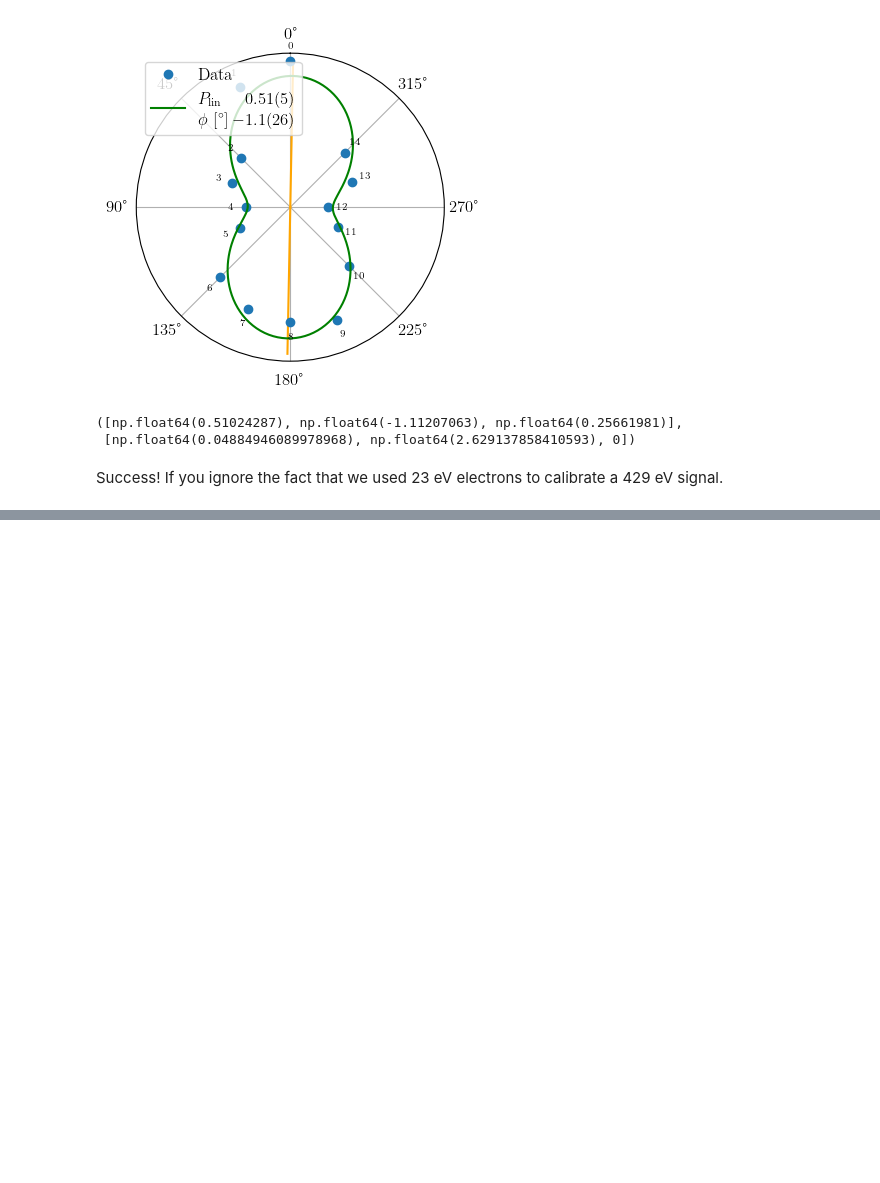
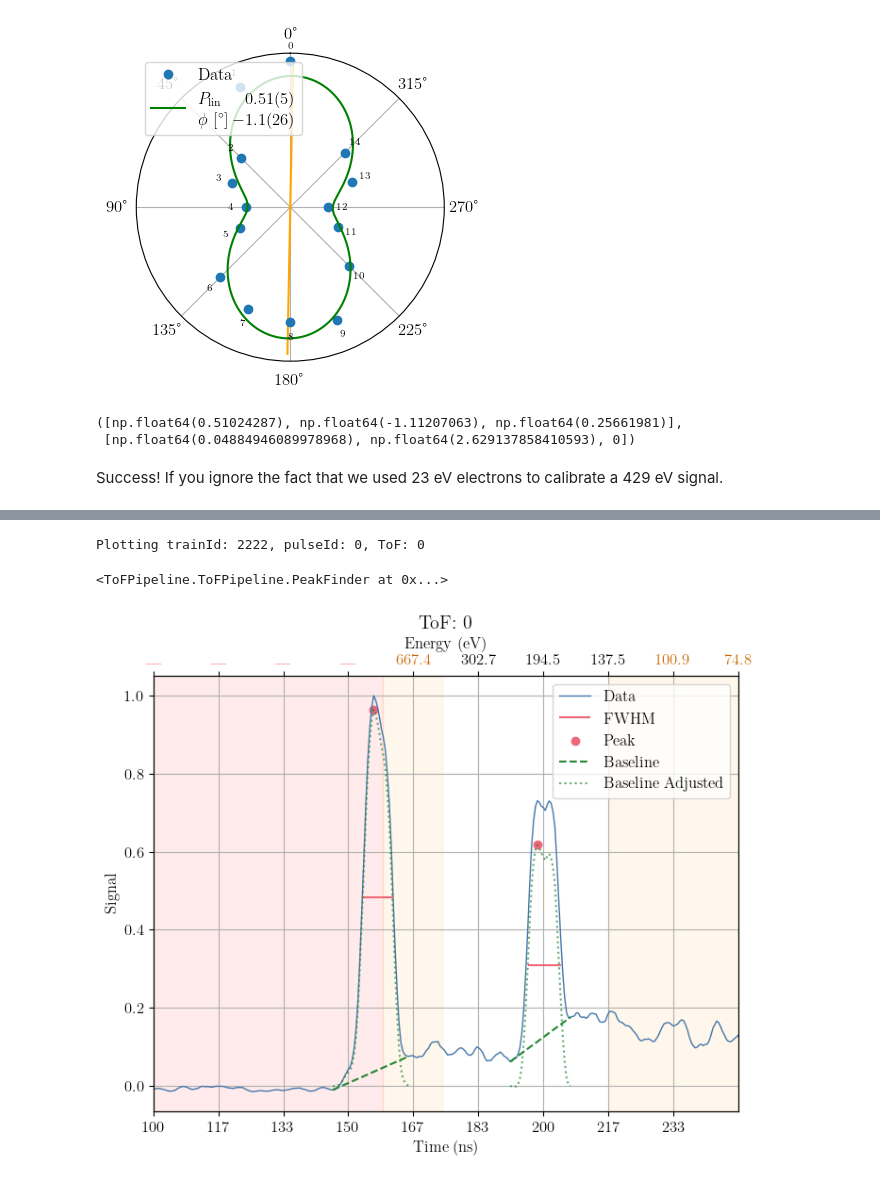
Before and after one commit to XAC-CFEL/PolScope, a Jupyter notebook: HowTo.ipynb, the cells around one changed output, grey strips where cells are left out. Cells and saved outputs as stored; diff of their text form; code cells hidden in the pictures; blank space fills up the shorter version.

```diff
--- a/HowTo.ipynb
+++ b/HowTo.ipynb
@@ -386,0 +615,3 @@ Success! If you ignore the fact that we used 23 eV electrons to calibrate a 429
+# %%
+data = ToFPipeline.NXSLoader("data").load(runNumbers=[2222],roi=[0,700]).defaultPreprocessing(baselineRegion=[0,10])
+results = ToFPipeline.PeakFinder(data.data).stack().smooth().smooth().normalize().process(threshold=0.005,slopeLength=2, slopeStartHeight=0.75,peakNo=1,roi=[0,670])
@@ -386,0 +628,6 @@ Success! If you ignore the fact that we used 23 eV electrons to calibrate a 429
+# %%
+results.plotSingle(xmin=200, xmax = 500, energyCalib=energyCalib.energyParam, eTickNum=10, sampleRate=2e9) #provided samplerate is just an example
+# %% [output]
+Plotting trainId: 2222, pulseId: 0, ToF: 0
+<ToFPipeline.ToFPipeline.PeakFinder at 0x...>
+[figure, added]
```
Also changed, not shown: parts of 12 cells of this notebook, 2 other files.
